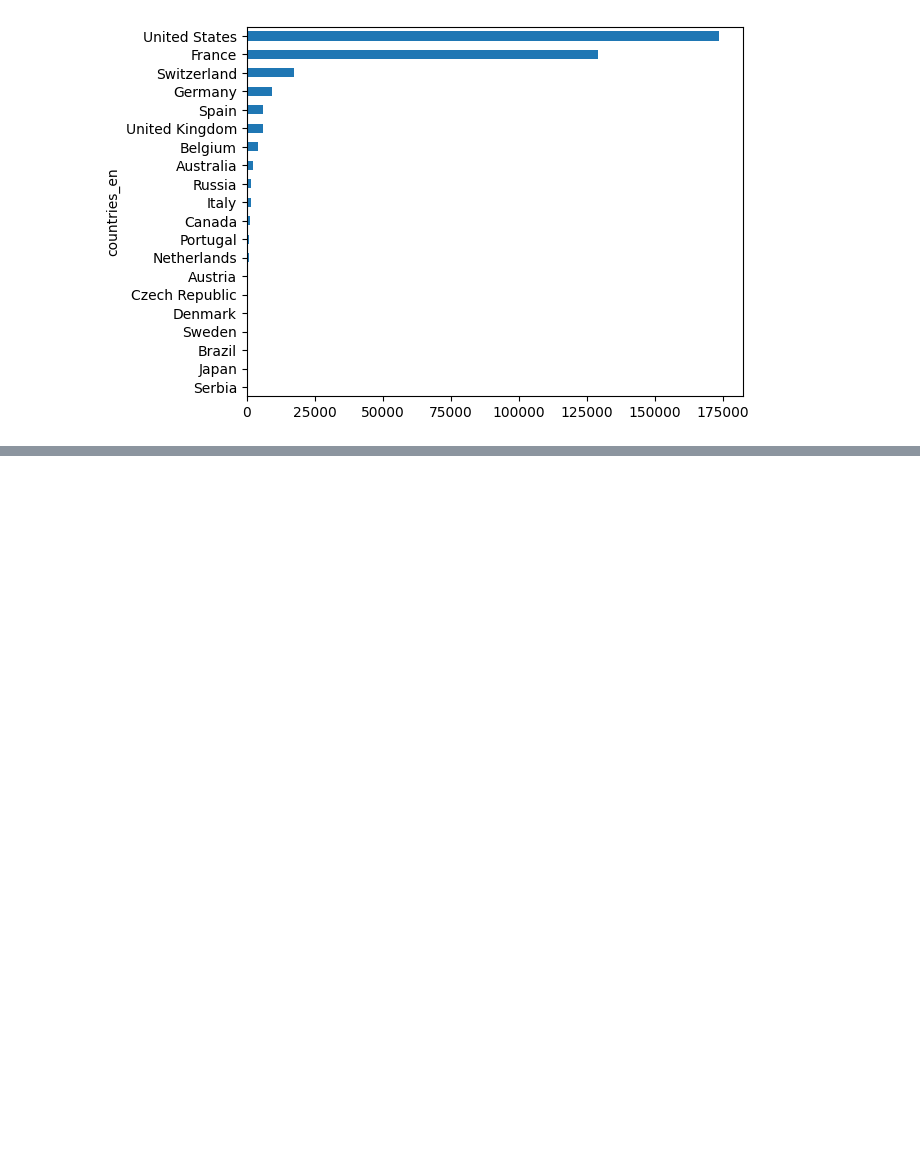
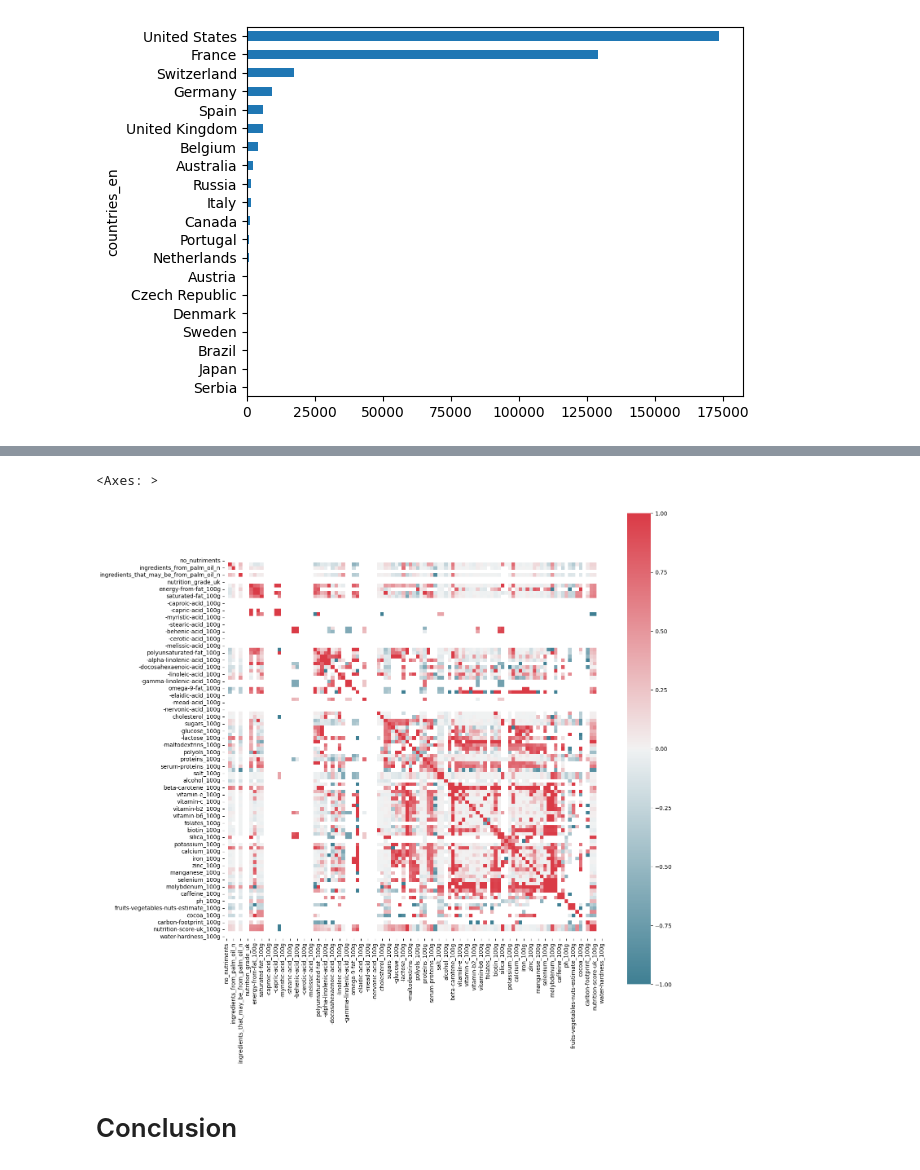
Before and after one commit to Ajithbalakrishnan/niq_assignment, a Jupyter notebook: Task_1/task1_eda.ipynb, the cells around one changed output, grey strips where cells are left out. Drawn from its saved outputs; the diff is of its cells as text; code cells hidden in the pictures; blank space fills up the shorter version.

```diff
--- a/Task_1/task1_eda.ipynb
+++ b/Task_1/task1_eda.ipynb
@@ -149,0 +225,15 @@ food_countries[:20][::-1].plot.barh()
+# %%
+# Calculate the correlation of 'nutrition-score-fr_100g' with other numerical columns
+# Select only numeric columns to avoid errors during correlation calculation
+numeric_food = food.select_dtypes(include=[np.number])
+
+# Calculate the correlation of 'nutrition-score-fr_100g' with other numerical columns
+correlations = numeric_food.corr()['nutrition-score-fr_100g'].sort_values(ascending=False)
+
+# Display the top 10 variables with the highest positive correlation
+print("Top 10 positive correlations:")
+display(correlations.head(10))
+
+# Display the top 10 variables with the highest negative correlation
+print("\nTop 10 negative correlations:")
+display(correlations.tail(10))
@@ -149,0 +265,17 @@ food_countries[:20][::-1].plot.barh()
+# %%
+# Calculate the Pearson correlation matrix for the numeric columns in the DataFrame
+corr = numeric_food.corr(method="pearson")
+
+# Create a matplotlib figure and axes with a specified size
+f, ax = plt.subplots(figsize=(15, 15))
+
+# Plot a heatmap of the correlation matrix using seaborn
+# Mask the upper triangle of the heatmap to avoid redundancy
+# Use a diverging color palette for better visualization
+sns.heatmap(corr, mask=np.zeros_like(corr, dtype=np.bool),
+            cmap=sns.diverging_palette(220, 10, as_cmap=True), square=True, ax=ax)
+# %% [output]
+<Axes: >
+[figure, added]
+# %% [markdown]
+# Conclusion
```
Also changed, not shown: parts of 14 cells of this notebook.
